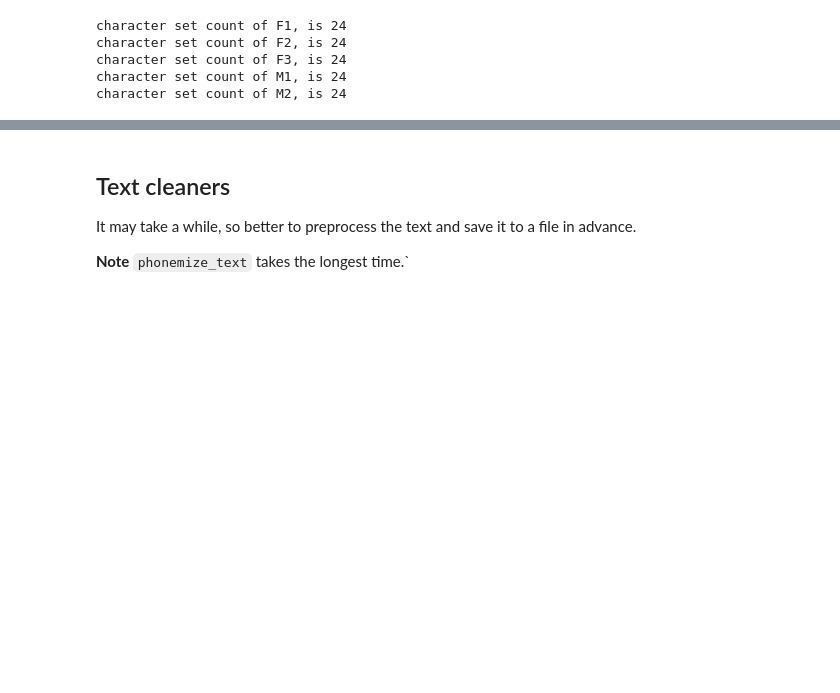
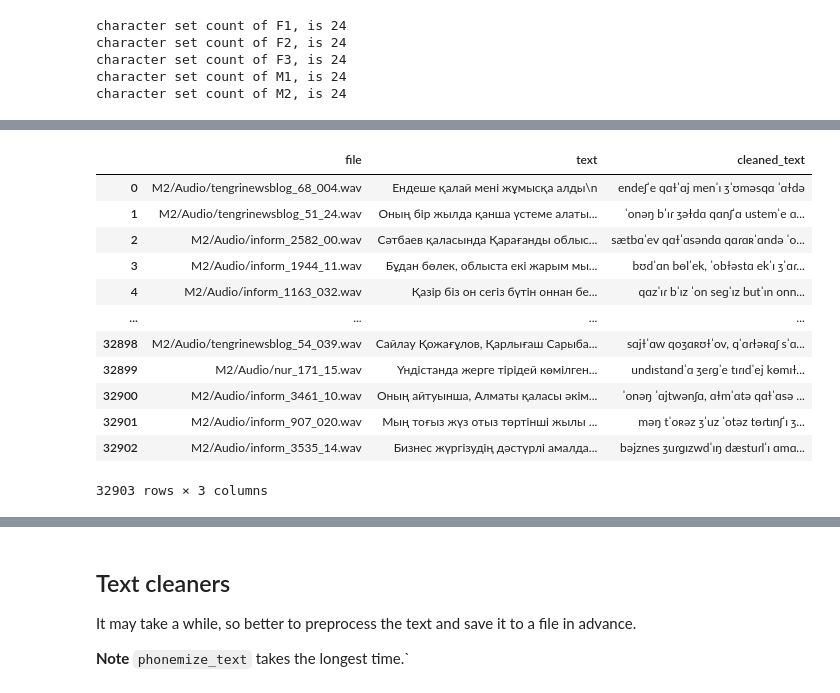
Before and after one commit to Temduck/vits2_unofficial, a Jupyter notebook: datasets/issai_base/prepare/filelists.ipynb, the cells around one changed output, grey strips where cells are left out. Saved outputs shown, nothing was run; the diff lists cells and outputs as text; code cells hidden in the pictures; blank space fills up the shorter version.

```diff
--- a/datasets/issai_base/prepare/filelists.ipynb
+++ b/datasets/issai_base/prepare/filelists.ipynb
@@ -115,0 +184,16 @@ for speaker_id in speaker_metadata.keys():
+# %%
+speakers_datasets[speaker_id]
+# %% [output]
+|  | file | text | cleaned_text |
+| 0 | M2/Audio/tengrinewsblog_68_004.wav | Ендеше қалай мені жұмысқа алды\n | endeʃˈe qɑɫˈɑj menˈɪ ʒˈʊməsqɑ ˈɑɫdə |
+| 1 | M2/Audio/tengrinewsblog_51_24.wav | Оның бір жылда қанша үстеме алаты... | ˈonəŋ bˈɪɾ ʒəɫdɑ qɑnʃˈɑ ustemˈe ɑ... |
+| 2 | M2/Audio/inform_2582_00.wav | Сәтбаев қаласында Қарағанды облыс... | sætbɑˈev qɑɫˈɑsəndɑ qɑɾɑʀˈɑndə ˈo... |
+| 3 | M2/Audio/inform_1944_11.wav | Бұдан бөлек, облыста екі жарым мы... | bʊdˈɑn bɵlˈek, ˈobɫəstɑ ekˈɪ ʒˈɑɾ... |
+| 4 | M2/Audio/inform_1163_032.wav | Қазір біз он сегіз бүтін оннан бе... | qɑzˈɪɾ bˈɪz ˈon seɡˈɪz butˈɪn onn... |
+| ... | ... | ... | ... |
+| 32898 | M2/Audio/tengrinewsblog_54_039.wav | Сайлау Қожағұлов, Қарлығаш Сарыба... | sɑjɫˈɑw qoʒɑʀʊɫˈov, qˈɑɾɫəʀɑʃ sˈɑ... |
+| 32899 | M2/Audio/nur_171_15.wav | Үндістанда жерге тірідей көмілген... | undɪstɑndˈɑ ʒeɾɡˈe tɪɾɪdˈej kɵmɪɫ... |
+| 32900 | M2/Audio/inform_3461_10.wav | Оның айтуынша, Алматы қаласы әкім... | ˈonəŋ ˈɑjtwənʃɑ, ɑɫmˈɑtə qɑɫˈɑsə ... |
+| 32901 | M2/Audio/inform_907_020.wav | Мың тоғыз жүз отыз төртінші жылы ... | məŋ tˈoʀəz ʒˈuz ˈotəz tɵɾtɪnʃˈɪ ʒ... |
+| 32902 | M2/Audio/inform_3535_14.wav | Бизнес жүргізудің дәстүрлі амалда... | bəjznes ʒuɾɡɪzwdˈɪŋ dæstuɾlˈɪ ɑmɑ... |
+32903 rows × 3 columns
```
Also changed, not shown: parts of 37 cells of this notebook, 32 other files.
